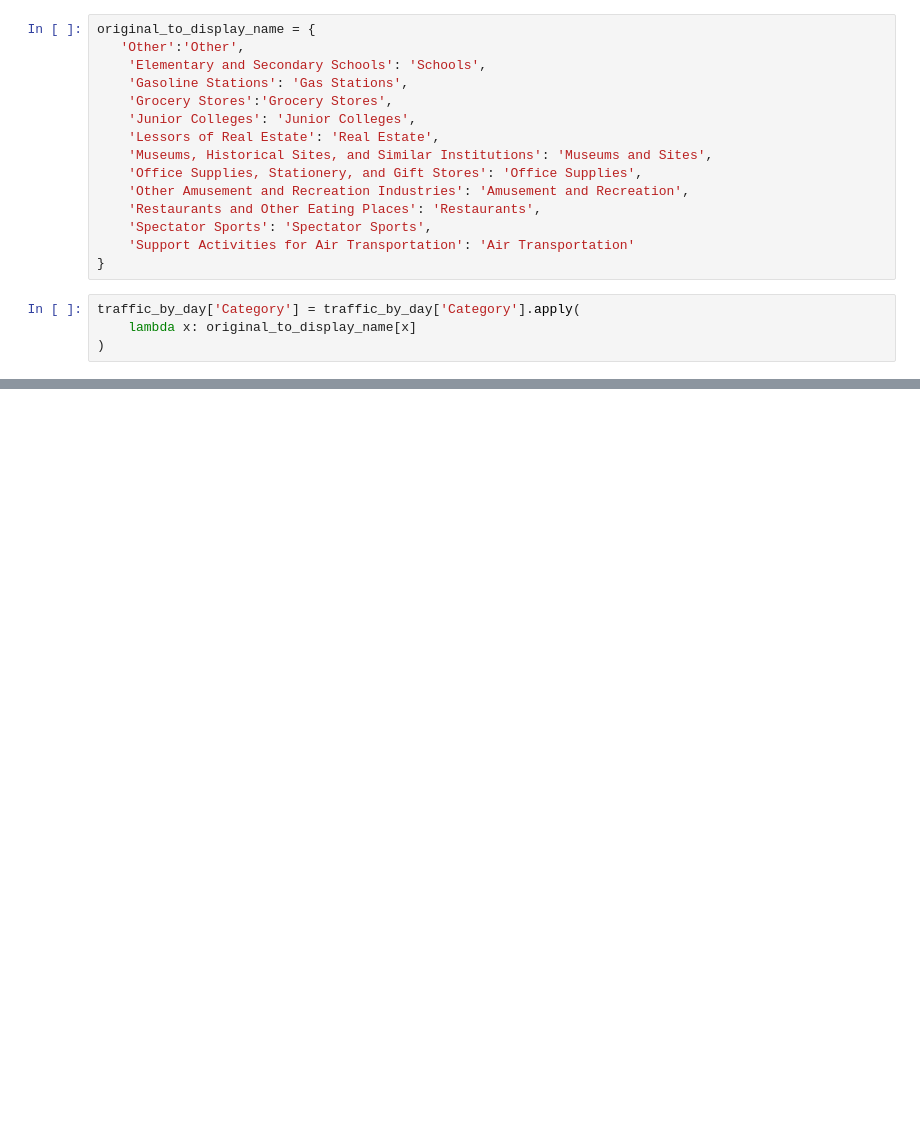
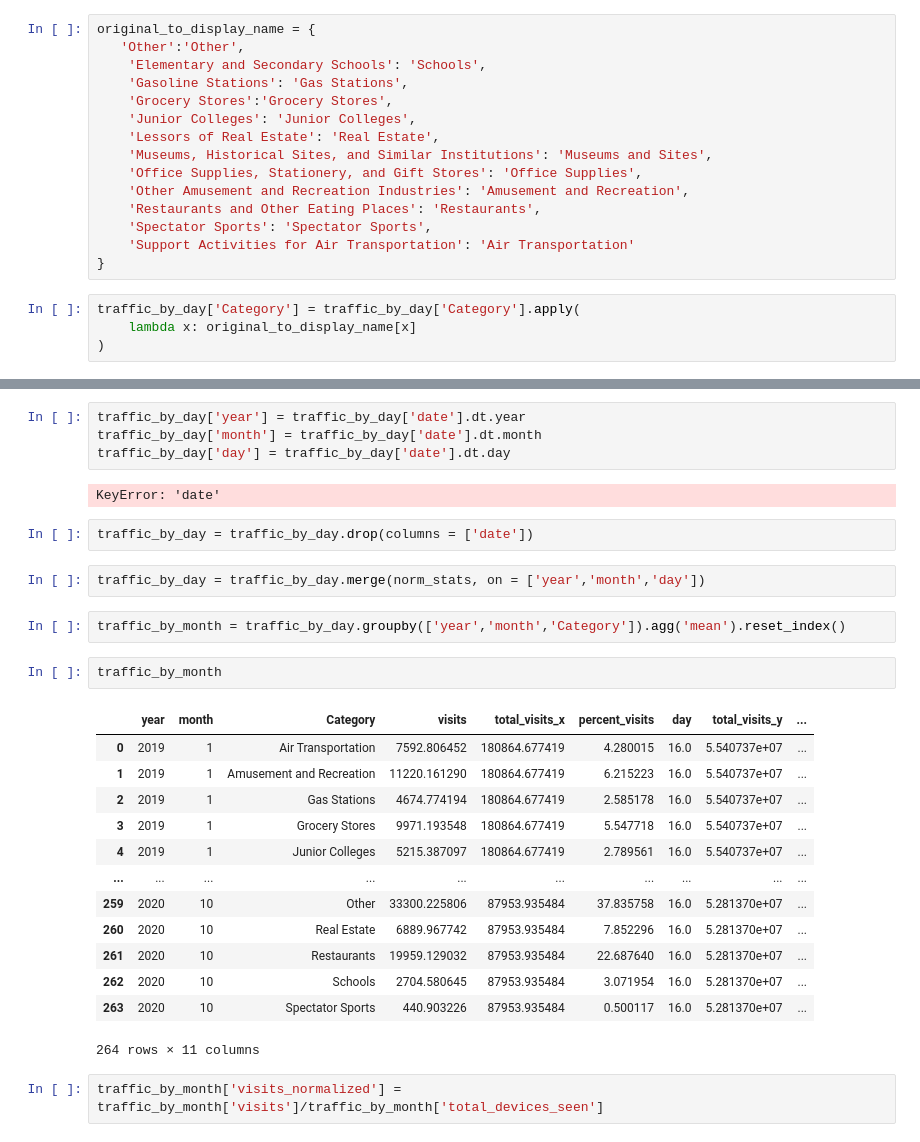
Before and after one commit to hkronenb/HK_DATS_Practicum, a Jupyter notebook: notebooks/Monthly traffic by Industry.ipynb, the cells around one changed output, grey strips where cells are left out. Saved outputs shown, nothing was run; the diff lists cells and outputs as text; blank space fills up the shorter version.

```diff
--- a/notebooks/Monthly traffic by Industry.ipynb
+++ b/notebooks/Monthly traffic by Industry.ipynb
@@ -199,0 +183,30 @@ Index(['postal_code', 'safegraph_place_id', 'date_range_start',
+# %%
+traffic_by_day['year'] = traffic_by_day['date'].dt.year
+traffic_by_day['month'] = traffic_by_day['date'].dt.month
+traffic_by_day['day'] = traffic_by_day['date'].dt.day
+# %% [output]
+KeyError: 'date'
+# %%
+traffic_by_day = traffic_by_day.drop(columns = ['date'])
+# %%
+traffic_by_day = traffic_by_day.merge(norm_stats, on = ['year','month','day'])
+# %%
+traffic_by_month = traffic_by_day.groupby(['year','month','Category']).agg('mean').reset_index()
+# %%
+traffic_by_month
+# %% [output]
+|  | year | month | Category | visits | total_visits_x | percent_visits | day | total_visits_y | ... |
+| 0 | 2019 | 1 | Air Transportation | 7592.806452 | 180864.677419 | 4.280015 | 16.0 | 5.540737e+07 | ... |
+| 1 | 2019 | 1 | Amusement and Recreation | 11220.161290 | 180864.677419 | 6.215223 | 16.0 | 5.540737e+07 | ... |
+| 2 | 2019 | 1 | Gas Stations | 4674.774194 | 180864.677419 | 2.585178 | 16.0 | 5.540737e+07 | ... |
+| 3 | 2019 | 1 | Grocery Stores | 9971.193548 | 180864.677419 | 5.547718 | 16.0 | 5.540737e+07 | ... |
+| 4 | 2019 | 1 | Junior Colleges | 5215.387097 | 180864.677419 | 2.789561 | 16.0 | 5.540737e+07 | ... |
+| ... | ... | ... | ... | ... | ... | ... | ... | ... | ... |
+| 259 | 2020 | 10 | Other | 33300.225806 | 87953.935484 | 37.835758 | 16.0 | 5.281370e+07 | ... |
+| 260 | 2020 | 10 | Real Estate | 6889.967742 | 87953.935484 | 7.852296 | 16.0 | 5.281370e+07 | ... |
+| 261 | 2020 | 10 | Restaurants | 19959.129032 | 87953.935484 | 22.687640 | 16.0 | 5.281370e+07 | ... |
+| 262 | 2020 | 10 | Schools | 2704.580645 | 87953.935484 | 3.071954 | 16.0 | 5.281370e+07 | ... |
+| 263 | 2020 | 10 | Spectator Sports | 440.903226 | 87953.935484 | 0.500117 | 16.0 | 5.281370e+07 | ... |
+264 rows × 11 columns
+# %%
+traffic_by_month['visits_normalized'] = traffic_by_month['visits']/traffic_by_month['total_devices_seen']
```
Also changed, not shown: parts of 29 cells of this notebook, 9 other files.
